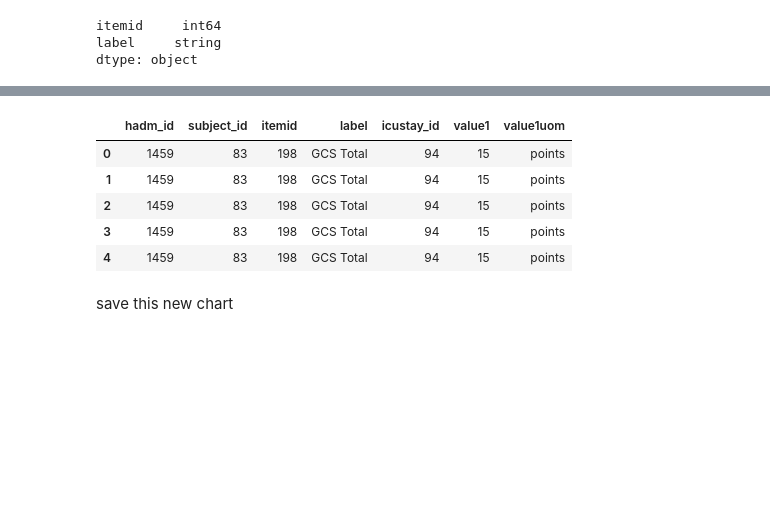
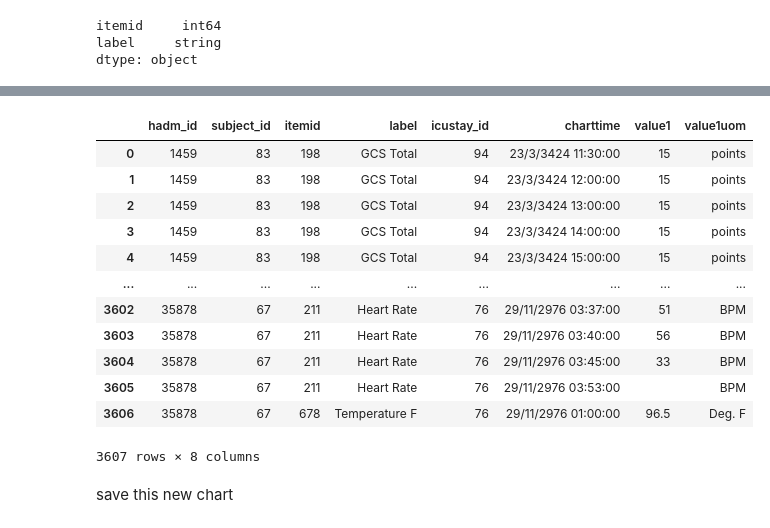
Before and after one commit to sheryylli/im, a Jupyter notebook: mimic2_data_preprocessing.ipynb, the cells around one changed output, grey strips where cells are left out. Cells and saved outputs as stored; diff of their text form; code cells hidden in the pictures; blank space fills up the shorter version.

```diff
--- a/mimic2_data_preprocessing.ipynb
+++ b/mimic2_data_preprocessing.ipynb
@@ -408,6 +404,0 @@ chart = chart.drop('admit_dt', axis=1)
-# %%
-chart = chart.drop('disch_dt', axis=1)
-chart = chart.drop('charttime', axis=1)
-chart = chart.drop('realtime', axis=1)
-chart = chart.drop('resultstatus', axis=1)
-chart = chart.drop('stopped', axis=1)
@@ -434,9 +404,0 @@ chart.head()
-# %%
-chart = chart.drop('value1num', axis=1)
-# %%
-#chart['icustay_id'] = chart['icustay_id'].astype("float")
-#chart['icustay_id'] = chart['icustay_id'].astype(float)
-chart.replace([np.inf, -np.inf], np.nan, inplace=True)
-chart.dropna(inplace=True)
-chart = chart[chart['subject_id'].notna()]
-chart['subject_id'] = chart['icustay_id'].astype("int")
@@ -456,0 +419,13 @@ dtype: object
+# %%
+import datetime
+#chart['icustay_id'] = chart['icustay_id'].astype("float")
+#chart['icustay_id'] = chart['icustay_id'].astype(float)
+chart.replace([np.inf, -np.inf], np.nan, inplace=True)
+chart.dropna(inplace=True)
+chart = chart[chart['subject_id'].notna()]
+chart['subject_id'] = chart['subject_id'].astype(int)
+chart = chart[chart['icustay_id'].notna()]
+chart['icustay_id'] = chart['icustay_id'].astype("string")
+#chart.value1 = chart.value1.astype(float)
+#chart['icustay_id'] = chart['icustay_id'].astype(float)
+#chart['charttime'] = pd.to_datetime(chart['charttime'])
@@ -457,12 +464,19 @@ dtype: object
 # %%
-chart.head()
+chart
 # %% [output]
-|  | hadm_id | subject_id | itemid | label | icustay_id | value1 | value1uom |
-| 0 | 1459 | 83 | 198 | GCS Total | 94 | 15 | points |
-| 1 | 1459 | 83 | 198 | GCS Total | 94 | 15 | points |
-| 2 | 1459 | 83 | 198 | GCS Total | 94 | 15 | points |
-| 3 | 1459 | 83 | 198 | GCS Total | 94 | 15 | points |
-| 4 | 1459 | 83 | 198 | GCS Total | 94 | 15 | points |
+|  | hadm_id | subject_id | itemid | label | icustay_id | charttime | value1 | value1uom |
+| 0 | 1459 | 83 | 198 | GCS Total | 94 | 23/3/3424 11:30:00 | 15 | points |
+| 1 | 1459 | 83 | 198 | GCS Total | 94 | 23/3/3424 12:00:00 | 15 | points |
+| 2 | 1459 | 83 | 198 | GCS Total | 94 | 23/3/3424 13:00:00 | 15 | points |
+| 3 | 1459 | 83 | 198 | GCS Total | 94 | 23/3/3424 14:00:00 | 15 | points |
+| 4 | 1459 | 83 | 198 | GCS Total | 94 | 23/3/3424 15:00:00 | 15 | points |
+| ... | ... | ... | ... | ... | ... | ... | ... | ... |
+| 3602 | 35878 | 67 | 211 | Heart Rate | 76 | 29/11/2976 03:37:00 | 51 | BPM |
+| 3603 | 35878 | 67 | 211 | Heart Rate | 76 | 29/11/2976 03:40:00 | 56 | BPM |
+| 3604 | 35878 | 67 | 211 | Heart Rate | 76 | 29/11/2976 03:45:00 | 33 | BPM |
+| 3605 | 35878 | 67 | 211 | Heart Rate | 76 | 29/11/2976 03:53:00 |  | BPM |
+| 3606 | 35878 | 67 | 678 | Temperature F | 76 | 29/11/2976 01:00:00 | 96.5 | Deg. F |
+3607 rows × 8 columns
 # %% [markdown]
 save this new chart
 # %%
```
Also changed, not shown: parts of 74 cells of this notebook.
